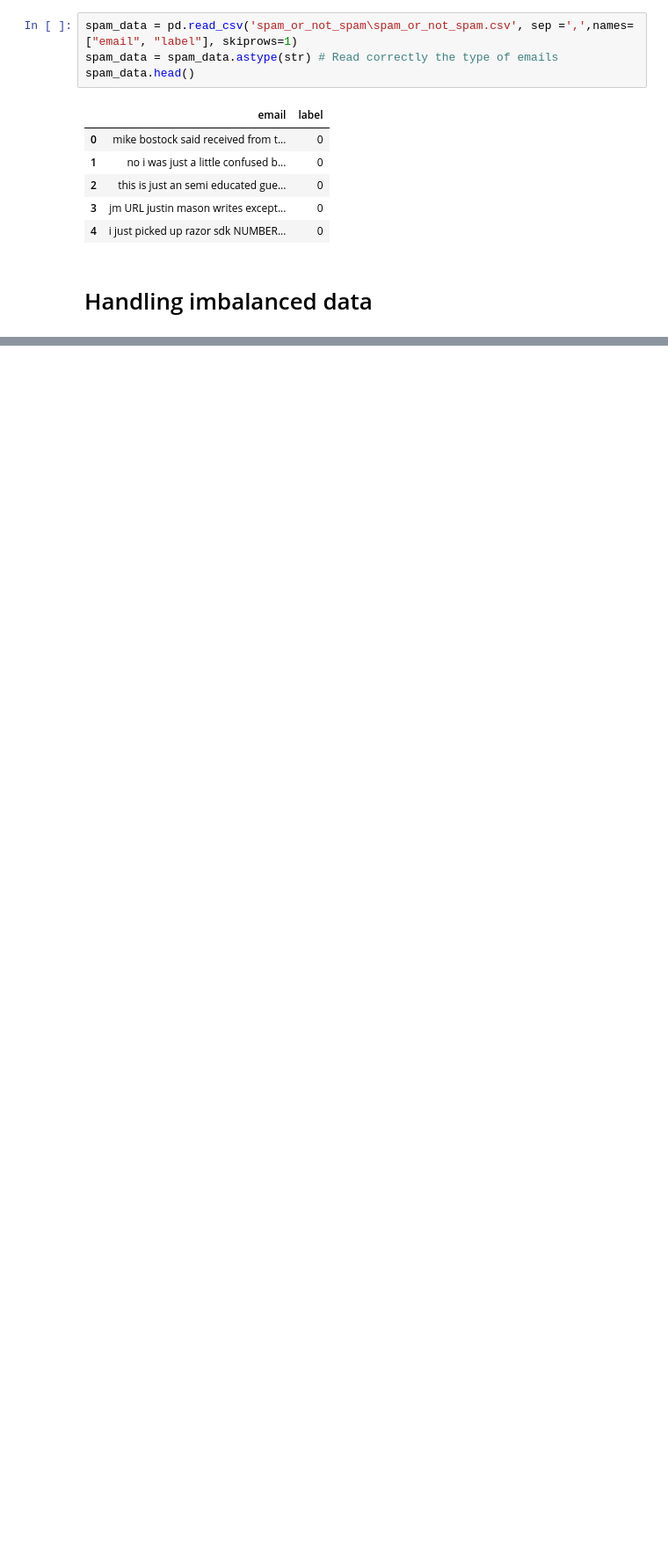
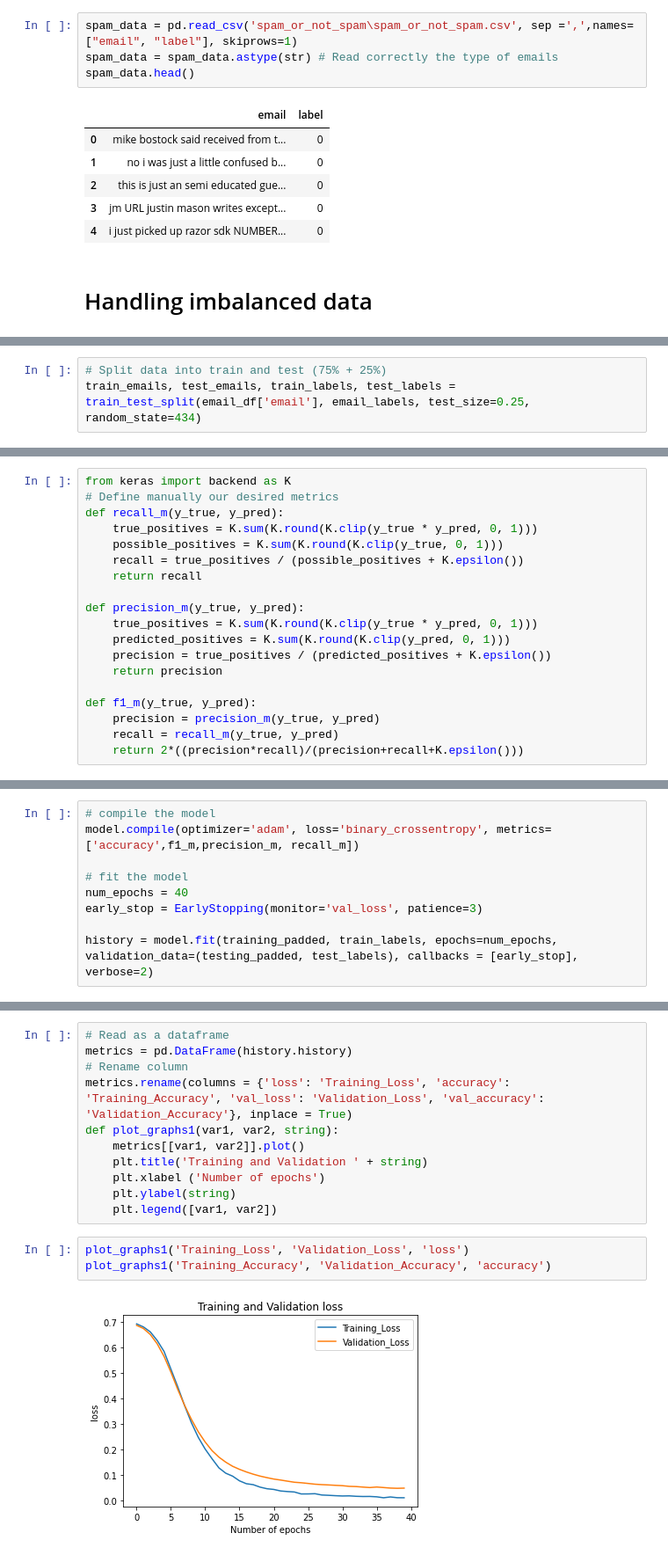
Before and after one commit to ChristosTzolas/Data-Mining, a Jupyter notebook: part2.ipynb, the cells around one changed output, grey strips where cells are left out. Shown: that part at 88% size. Saved outputs shown, nothing was run; the diff lists cells and outputs as text; blank space fills up the shorter version.

```diff
--- a/part2.ipynb
+++ b/part2.ipynb
@@ -59,0 +101,3 @@ sns.countplot(spam_data.label)
+# %%
+# Split data into train and test (75% + 25%)
+train_emails, test_emails, train_labels, test_labels = train_test_split(email_df['email'], email_labels, test_size=0.25, random_state=434)
@@ -59,0 +205,19 @@ sns.countplot(spam_data.label)
+# %%
+from keras import backend as K
+# Define manually our desired metrics
+def recall_m(y_true, y_pred):
+    true_positives = K.sum(K.round(K.clip(y_true * y_pred, 0, 1)))
+    possible_positives = K.sum(K.round(K.clip(y_true, 0, 1)))
+    recall = true_positives / (possible_positives + K.epsilon())
+    return recall
+
+def precision_m(y_true, y_pred):
+    true_positives = K.sum(K.round(K.clip(y_true * y_pred, 0, 1)))
+    predicted_positives = K.sum(K.round(K.clip(y_pred, 0, 1)))
+    precision = true_positives / (predicted_positives + K.epsilon())
+    return precision
+
+def f1_m(y_true, y_pred):
+    precision = precision_m(y_true, y_pred)
+    recall = recall_m(y_true, y_pred)
+    return 2*((precision*recall)/(precision+recall+K.epsilon()))
@@ -59,0 +226,9 @@ sns.countplot(spam_data.label)
+# %%
+# compile the model
+model.compile(optimizer='adam', loss='binary_crossentropy', metrics=['accuracy',f1_m,precision_m, recall_m])
+
+# fit the model
+num_epochs = 40
+early_stop = EarlyStopping(monitor='val_loss', patience=3)
+
+history = model.fit(training_padded, train_labels, epochs=num_epochs, validation_data=(testing_padded, test_labels), callbacks = [early_stop], verbose=2)
@@ -66,0 +272,16 @@ email_labels = spam_data['label'].values
+# %%
+# Read as a dataframe
+metrics = pd.DataFrame(history.history)
+# Rename column
+metrics.rename(columns = {'loss': 'Training_Loss', 'accuracy': 'Training_Accuracy', 'val_loss': 'Validation_Loss', 'val_accuracy': 'Validation_Accuracy'}, inplace = True)
+def plot_graphs1(var1, var2, string):
+    metrics[[var1, var2]].plot()
+    plt.title('Training and Validation ' + string)
+    plt.xlabel ('Number of epochs')
+    plt.ylabel(string)
+    plt.legend([var1, var2])
+# %%
+plot_graphs1('Training_Loss', 'Validation_Loss', 'loss')
+plot_graphs1('Training_Accuracy', 'Validation_Accuracy', 'accuracy')
+# %% [output]
+[figure, added]
```
Also changed, not shown: parts of 48 cells of this notebook.
